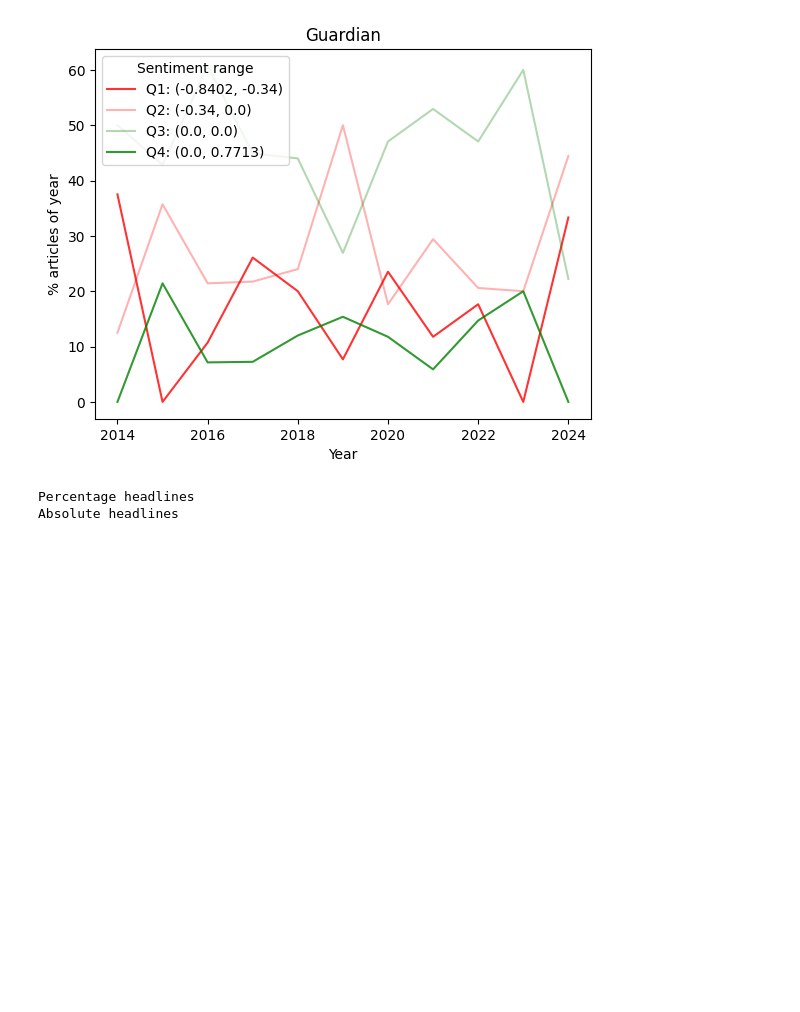
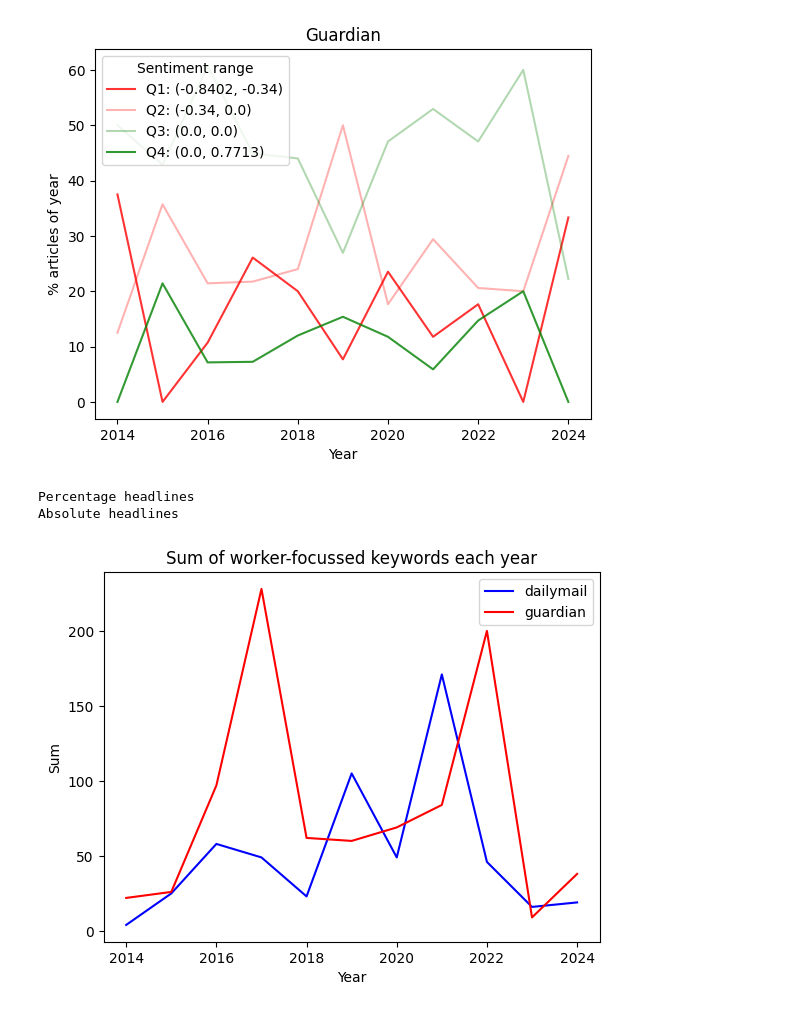
Before and after one commit to dmh21za/compmeth, a Jupyter notebook: analysis.ipynb, the cells around one changed output. Saved outputs shown, nothing was run; the diff lists cells and outputs as text; code cells hidden in the pictures; blank space fills up the shorter version.

Commit message:
almost finished topic modelling

```diff
--- a/analysis.ipynb
+++ b/analysis.ipynb
@@ -1028,0 +696,87 @@ print("Expected frequencies:\n", expected)
+# %%
+# next try topic modelling
+# filter by newspaper
+# maybe compute a value which takes into account importance AND sentiment
+# make a scatter plot for each paper that plots importance of word (from topic modelling) with sentiment
+# i think concat(str) THEN TOPIC MODELLING risks prioritising lowest common denominator words
+# e.g. suppose strike is in 50% but DRIVER, UBER are in 100%, then it's gonna be kind of dead
+# therefore, collapse after doing the analysis
+
+import re
+def match_word(text, pattern):
+  pattern = rf'\b{pattern}\b'
+  matches = re.findall(pattern, text)
+  return len(matches)
+
+
+# matches bodies and headlines
+def match_words(df, patterns_dict, ignore = ["customer"]):
+  for pattern in patterns_dict:
+    # ignore if word included in columns
+    if pattern in df.columns:
+      continue
+    # Count occurrences of word in bodies preceded and followed by punctuation or space
+    # make a pattern of word followed and preceded by punctuation
+    df[pattern] = df['bodies'].apply(lambda x : match_word(x, patterns_dict[pattern]))
+  df['sum'] = 0
+  for pattern in patterns_dict:
+    if pattern not in ignore:
+      df['sum'] += df[pattern]
+
+  return df
+
+keyword_regexes = {
+    'worker' : r'workers?',
+    'protest': r'protest(er|ers|ing|ed)?',
+    'strike': r'strik(er|es|ers|ing|e)',
+    'union' : r'union(ise|s|isation|ising|ised|ize|ization|ized|izing)?',
+    'regulate' : r'regulat(ion|e|ing|or|ions|es|ed|ors)',
+    'exploitative' : r'exploit(ative|ing|ed)?',
+    'customer' : r'customer(s)?'
+}
+
+def create_df_matched(df, keyword_regexes, m_res, ignore=['customer']):
+    # do guardian and daily mail separately
+    dfg = collapse_df(df[df['paper'] == 'guardian'], m_res, y_res=1)
+    dfm = collapse_df(df[df['paper'] == 'dailymail'], m_res, y_res=1)
+
+    dfg = match_words(dfg, keyword_regexes, ignore=ignore)
+    dfm = match_words(dfm, keyword_regexes, ignore=ignore)
+
+    # concat
+    dfg['paper'] = 'guardian'
+    dfm['paper'] = 'dailymail'
+    df_matched = pd.concat([dfg, dfm])
+    df_matched = df_matched.sort_values(by=['published'])
+    return df_matched
+
+df_matched = create_df_matched(df, keyword_regexes, 1)
+# convert index to just year
+df_matched['year'] = df_matched.index
+df_matched['year'] = df_matched['year'].apply(lambda x: x[0:4]).apply(int)
+
+# Create a figure and axes
+
+
+# Group the dataframe by 'paper' and plot 'sum' against 'published'
+for paper, group in df_matched.groupby('paper'):
+    if paper == 'dailymail': c = 'blue'
+    else: c = 'red'
+    plt.plot(group.year, group['sum'], label=paper, color = c)
+
+# Let's also plot daily mail adjusted to guardians total number of words
+
+
+# Set plot title and labels
+
+plt.title('Sum of worker-focussed keywords each year')
+plt.xlabel('Year')
+plt.ylabel('Sum')
+
+# Add a legend
+plt.legend()
+
+# Display the plot
+plt.show()
+# %% [output]
+[figure, added]
```
Also changed, not shown: parts of 19 cells of this notebook.
